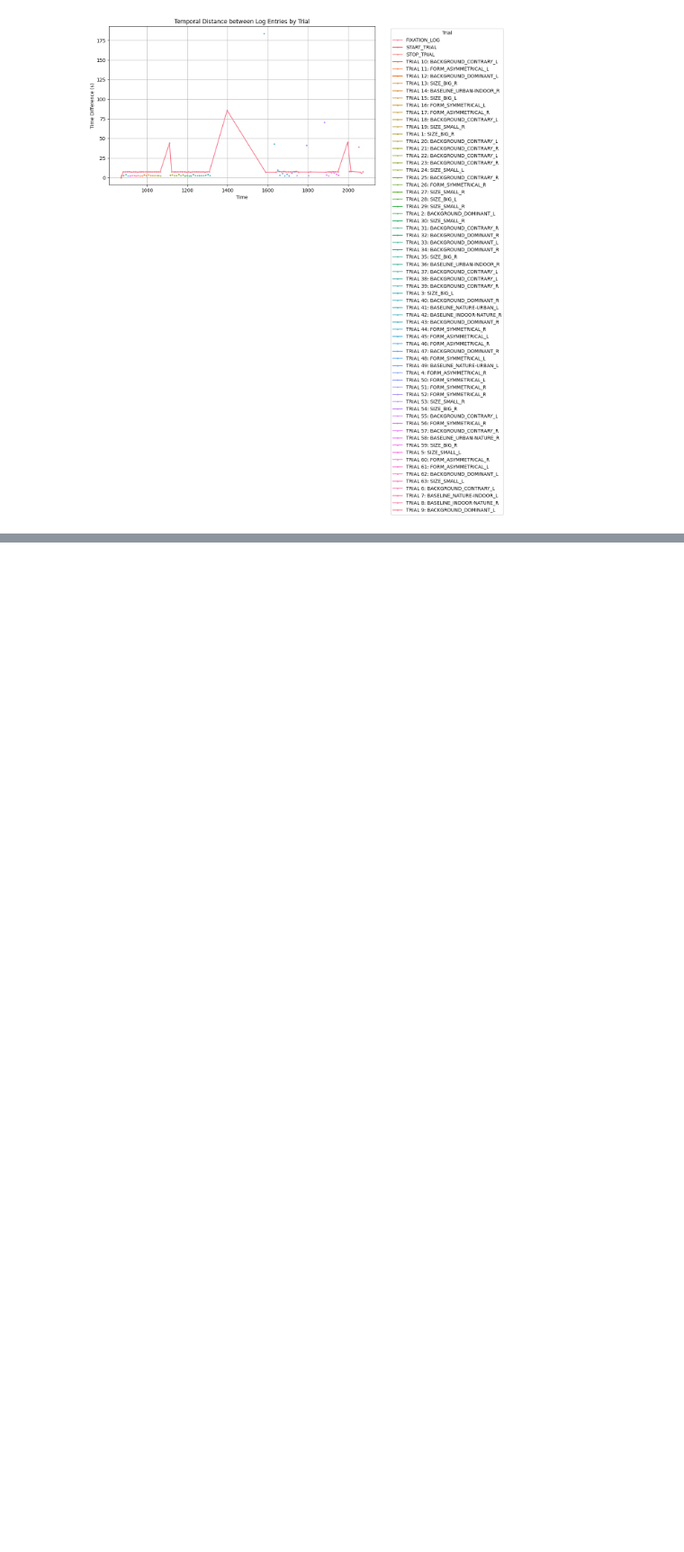
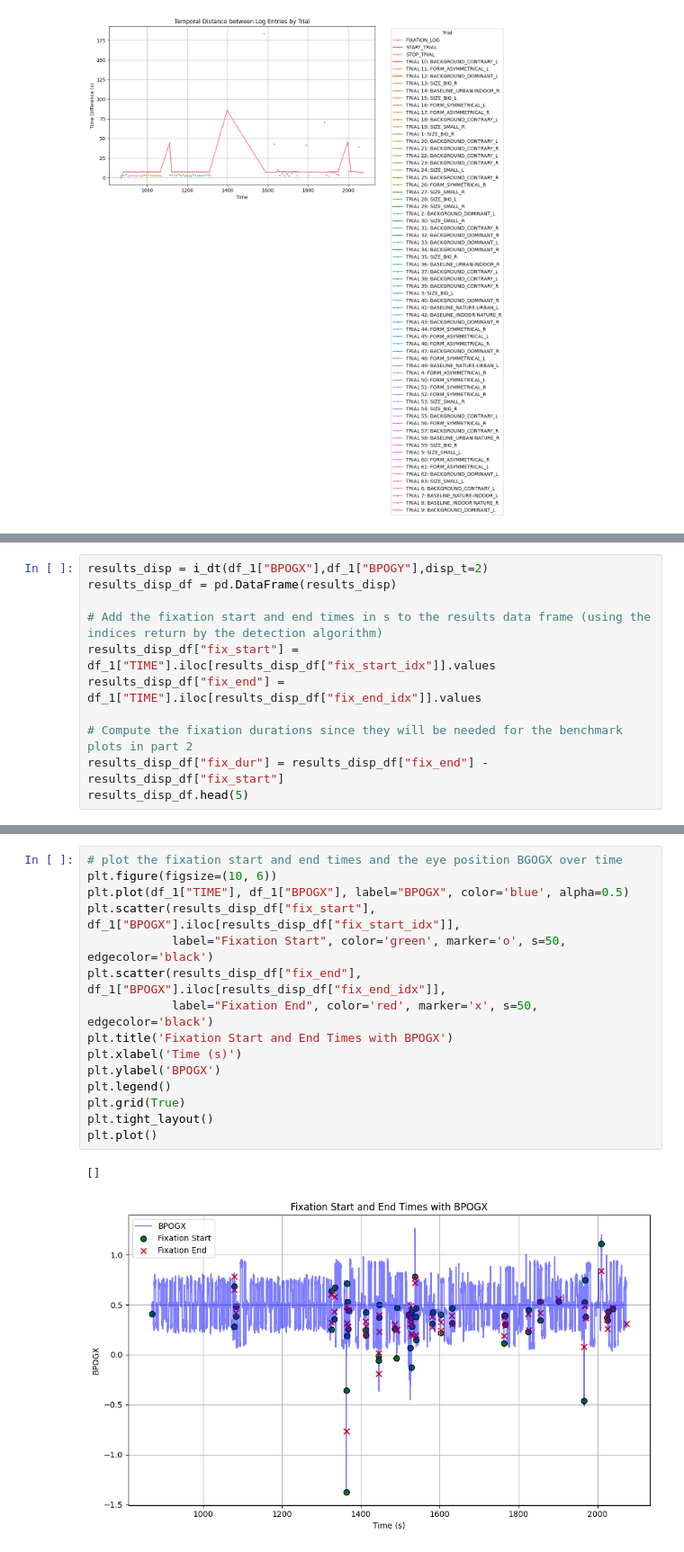
Before and after one commit to MadlenBartsch/EyeTracking_Projekt, a Jupyter notebook: scripts/visulaization.ipynb, the cells around one changed output, grey strips where cells are left out. Shown at 90% size. Drawn from its saved outputs; the diff is of its cells as text; blank space fills up the shorter version.

```diff
--- a/scripts/visulaization.ipynb
+++ b/scripts/visulaization.ipynb
@@ -228,0 +297,11 @@ See the caveats in the documentation: https://pandas.pydata.org/pandas-docs/stab
+# %%
+results_disp = i_dt(df_1["BPOGX"],df_1["BPOGY"],disp_t=2)
+results_disp_df = pd.DataFrame(results_disp)
+
+# Add the fixation start and end times in s to the results data frame (using the indices return by the detection algorithm)
+results_disp_df["fix_start"] = df_1["TIME"].iloc[results_disp_df["fix_start_idx"]].values
+results_disp_df["fix_end"] = df_1["TIME"].iloc[results_disp_df["fix_end_idx"]].values
+
+# Compute the fixation durations since they will be needed for the benchmark plots in part 2
+results_disp_df["fix_dur"] = results_disp_df["fix_end"] - results_disp_df["fix_start"]
+results_disp_df.head(5)
@@ -228,0 +315,18 @@ See the caveats in the documentation: https://pandas.pydata.org/pandas-docs/stab
+# %%
+# plot the fixation start and end times and the eye position BGOGX over time
+plt.figure(figsize=(10, 6))
+plt.plot(df_1["TIME"], df_1["BPOGX"], label="BPOGX", color='blue', alpha=0.5)
+plt.scatter(results_disp_df["fix_start"], df_1["BPOGX"].iloc[results_disp_df["fix_start_idx"]],
+            label="Fixation Start", color='green', marker='o', s=50, edgecolor='black')
+plt.scatter(results_disp_df["fix_end"], df_1["BPOGX"].iloc[results_disp_df["fix_end_idx"]],
+            label="Fixation End", color='red', marker='x', s=50, edgecolor='black')
+plt.title('Fixation Start and End Times with BPOGX')
+plt.xlabel('Time (s)')
+plt.ylabel('BPOGX')
+plt.legend()
+plt.grid(True)
+plt.tight_layout()
+plt.plot()
+# %% [output]
+[]
+[figure, added]
```
Also changed, not shown: parts of 9 cells of this notebook.
